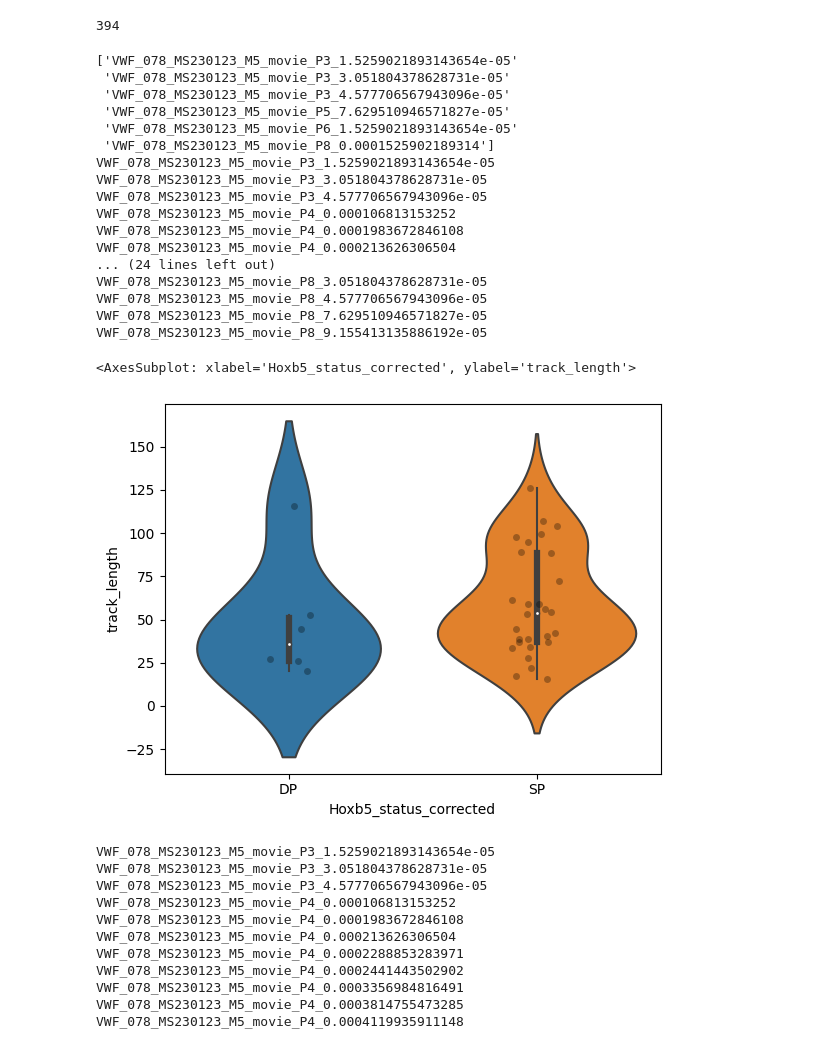
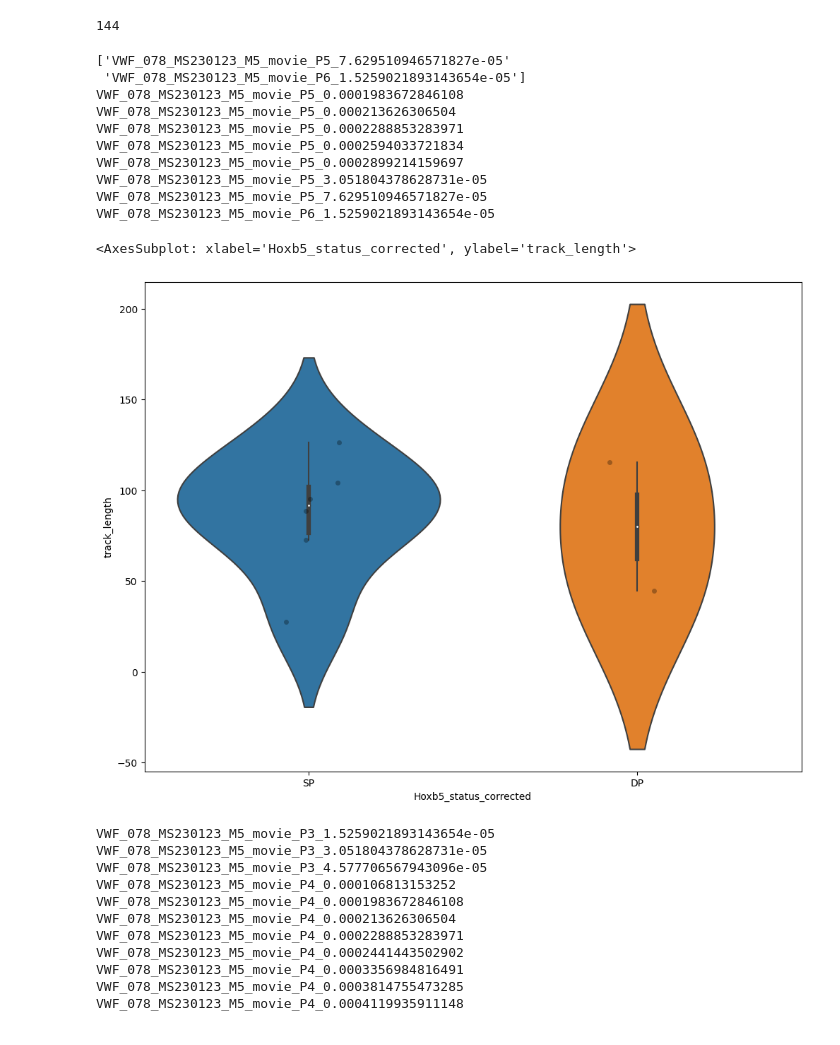
Before and after one commit to Mas515/Image_analysis, a Jupyter notebook: IVM_3D_trackplot_old.ipynb, the cells around one changed output. Saved outputs shown, nothing was run; the diff lists cells and outputs as text; code cells hidden in the pictures.

```diff
--- a/IVM_3D_trackplot_old.ipynb
+++ b/IVM_3D_trackplot_old.ipynb
@@ -87,7 +87,7 @@ print(data)
 # %%
 #IMPORTING THE MICE METADATA
 #date must be in the format of YYYY-MM-DD=> change manually in excell
-metadata=pd.read_csv('/Users/secchim/Documents/230210_VWF_078_metadata_merged.csv')
+metadata=pd.read_csv('/Users/secchim/Documents/230210_VWF_078_metadata_edited.csv')
 
 metadata['Metadata_VWF']=(metadata['Position_Name']).str.replace('.czi_','_')
 print(metadata['Metadata_VWF'])
@@ -213,5 +213,7 @@ print(data)
 # %%
 #added these lines when not calculating FINAL CELL ID
+data['FileID']=data['Position_Name'].str[:19]
+print(data['FileID'])
 data['Cell_group']=data['FileID']+'_'+data['Cell_name']
 data['Final_Cell_ID']=data['Track_ID']
 ######
@@ -534,7 +553,7 @@ print(len(number_of_cells))
 
 data.to_csv('/Users/secchim/Downloads/CellProfiler/movie_processing/old_movie_output/combined_data.csv')
 # %% [output]
-394
+144
 # %%
 #PLOTTING RESULTS of track length
 
@@ -563,7 +582,7 @@ for i, newdf in grouped:
     count_DP=newdf.shape[0]
     # print(count_DP)
     # if count_DP > (len(newdf.index))/2:
-    if count_DP > 4:#was 3
+    if count_DP > 3:#was 3
         Hoxb5Vwf_cells.append(i) #137
 # # print(Hoxb5Vwf_cells)
     # dflist.append(newdf)
@@ -611,52 +630,45 @@ for i in datax.index:
 # grouped=data.groupby(['Final_Cell_ID'])
 # for i, newdf in grouped:
 #     if i in Hoxb5Vwf_list:
 #         newdf['Hoxb5_status_corrected']='DP'
 #     else:
 #         newdf['Hoxb5_status_corrected']='SP'
 #     dflist.append(newdf)
 # data=pd.concat(dflist)
 
 # https://datavizpyr.com/boxplots-with-points-using-seaborn-in-python/
 #https://seaborn.pydata.org/generated/seaborn.stripplot.html
-datab=datax[['Final_Cell_ID', 'Treatment', 'Hoxb5_status_corrected', 'track_length']]#or datax
+datab=datax[['Final_Cell_ID', 'Hoxb5_status_corrected', 'track_length']]#or datax
 
 df_list =[]
 grouped=datab.groupby(['Final_Cell_ID'])
 for i, newdf in grouped:
     if len(newdf.index) >=11:#was 11
         df_list.append(newdf)
         print(i)
 datab=pd.concat(df_list)
 # print(len(datab))
 
 
 dx=datab.drop_duplicates()
 dx=dx[dx['track_length']!=0]
 
 # print(dx)
 sns.stripplot(x=('Hoxb5_status_corrected'), y="track_length", data=dx, dodge=True, color='black', alpha=0.3)
 sns.violinplot(x=('Hoxb5_status_corrected'), y="track_length", data=dx, )
 # %% [output]
-['VWF_078_MS230123_M5_movie_P3_1.5259021893143654e-05'
- 'VWF_078_MS230123_M5_movie_P3_3.051804378628731e-05'
- 'VWF_078_MS230123_M5_movie_P3_4.577706567943096e-05'
- 'VWF_078_MS230123_M5_movie_P5_7.629510946571827e-05'
- 'VWF_078_MS230123_M5_movie_P6_1.5259021893143654e-05'
- 'VWF_078_MS230123_M5_movie_P8_0.0001525902189314']
-VWF_078_MS230123_M5_movie_P3_1.5259021893143654e-05
-VWF_078_MS230123_M5_movie_P3_3.051804378628731e-05
-VWF_078_MS230123_M5_movie_P3_4.577706567943096e-05
-VWF_078_MS230123_M5_movie_P4_0.000106813153252
-VWF_078_MS230123_M5_movie_P4_0.0001983672846108
-VWF_078_MS230123_M5_movie_P4_0.000213626306504
-... (24 lines left out)
-VWF_078_MS230123_M5_movie_P8_3.051804378628731e-05
-VWF_078_MS230123_M5_movie_P8_4.577706567943096e-05
-VWF_078_MS230123_M5_movie_P8_7.629510946571827e-05
-VWF_078_MS230123_M5_movie_P8_9.155413135886192e-05
+['VWF_078_MS230123_M5_movie_P5_7.629510946571827e-05'
+ 'VWF_078_MS230123_M5_movie_P6_1.5259021893143654e-05']
+VWF_078_MS230123_M5_movie_P5_0.0001983672846108
+VWF_078_MS230123_M5_movie_P5_0.000213626306504
+VWF_078_MS230123_M5_movie_P5_0.0002288853283971
+VWF_078_MS230123_M5_movie_P5_0.0002594033721834
+VWF_078_MS230123_M5_movie_P5_0.0002899214159697
+VWF_078_MS230123_M5_movie_P5_3.051804378628731e-05
+VWF_078_MS230123_M5_movie_P5_7.629510946571827e-05
+VWF_078_MS230123_M5_movie_P6_1.5259021893143654e-05
 <AxesSubplot: xlabel='Hoxb5_status_corrected', ylabel='track_length'>
-[figure, old version]
+[figure, new version]
 # %%
 #NOT NECESSARY HERE BECAUSE ALL MOVIES WERE 1H - NOT OPTIMIZED, DOESNT WORK
 
```
Also changed, not shown: parts of 19 cells of this notebook, 6 other files.
